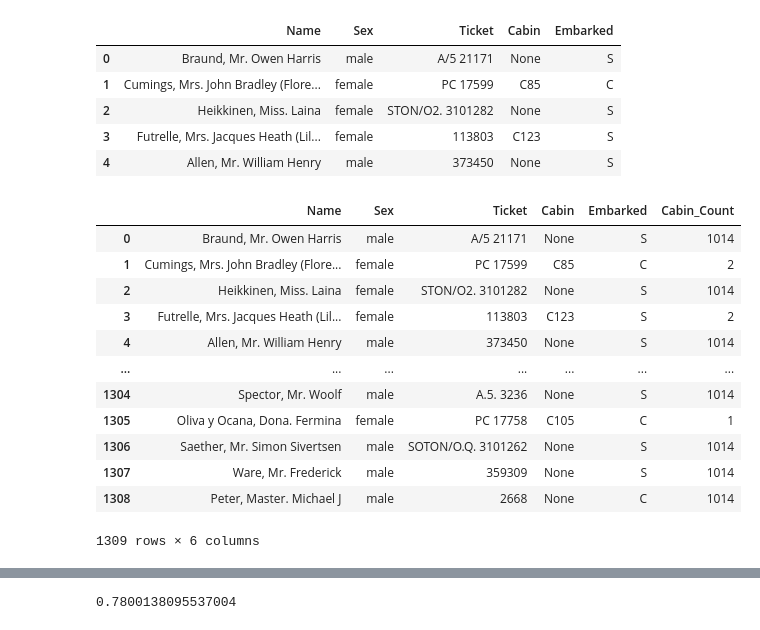
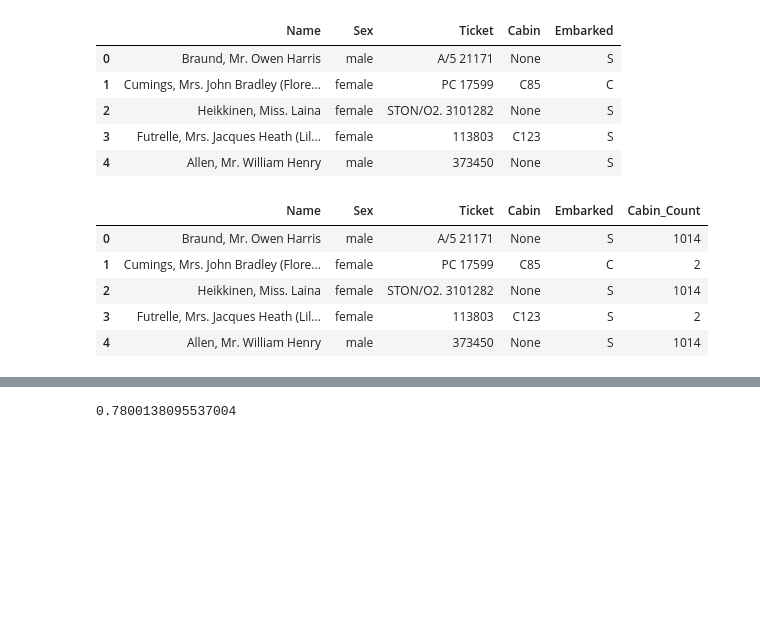
Before and after one commit to Benson80404051/1st-DL-CVMarathon, a Jupyter notebook: Day_026_HW.ipynb, the cells around one changed output, grey strips where cells are left out. Cells and saved outputs as stored; diff of their text form; code cells hidden in the pictures; blank space fills up the shorter version.

```diff
--- a/Day_026_HW.ipynb
+++ b/Day_026_HW.ipynb
@@ -73,25 +73,18 @@ df.head()
 # %%
 # Count Encoding
 
 count_df = df.groupby(['Cabin']).count()['Name'].reset_index()
 count_df.columns = ['Cabin', 'Cabin_Count']
 
 df = pd.merge(df, count_df, on=['Cabin'], how='left')
-df
+df.head()
 # %% [output]
 |  | Name | Sex | Ticket | Cabin | Embarked | Cabin_Count |
 | 0 | Braund, Mr. Owen Harris | male | A/5 21171 | None | S | 1014 |
 | 1 | Cumings, Mrs. John Bradley (Flore... | female | PC 17599 | C85 | C | 2 |
 | 2 | Heikkinen, Miss. Laina | female | STON/O2. 3101282 | None | S | 1014 |
 | 3 | Futrelle, Mrs. Jacques Heath (Lil... | female | 113803 | C123 | S | 2 |
 | 4 | Allen, Mr. William Henry | male | 373450 | None | S | 1014 |
-| ... | ... | ... | ... | ... | ... | ... |
-| 1304 | Spector, Mr. Woolf | male | A.5. 3236 | None | S | 1014 |
-| 1305 | Oliva y Ocana, Dona. Fermina | female | PC 17758 | C105 | C | 1 |
-| 1306 | Saether, Mr. Simon Sivertsen | male | SOTON/O.Q. 3101262 | None | S | 1014 |
-| 1307 | Ware, Mr. Frederick | male | 359309 | None | S | 1014 |
-| 1308 | Peter, Master. Michael J | male | 2668 | None | C | 1014 |
-1309 rows × 6 columns
 # %%
 # Hash Encoding
 
```
Also changed, not shown: parts of 7 cells of this notebook.
